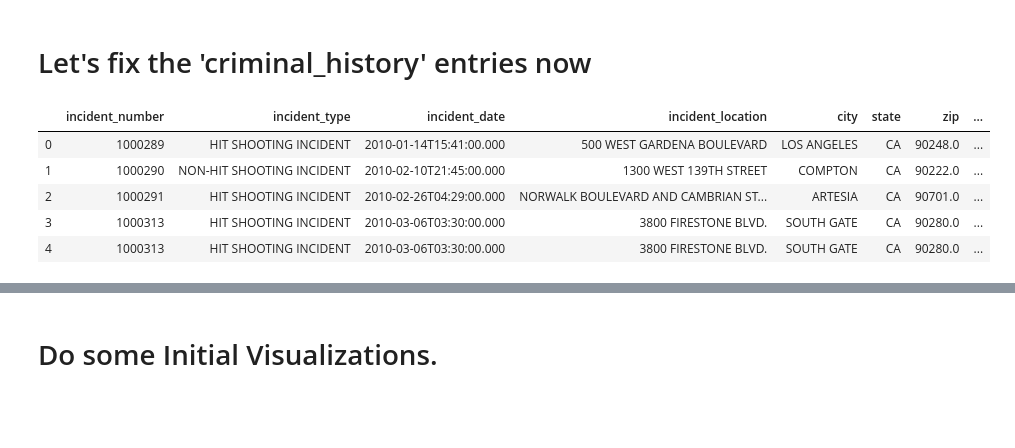
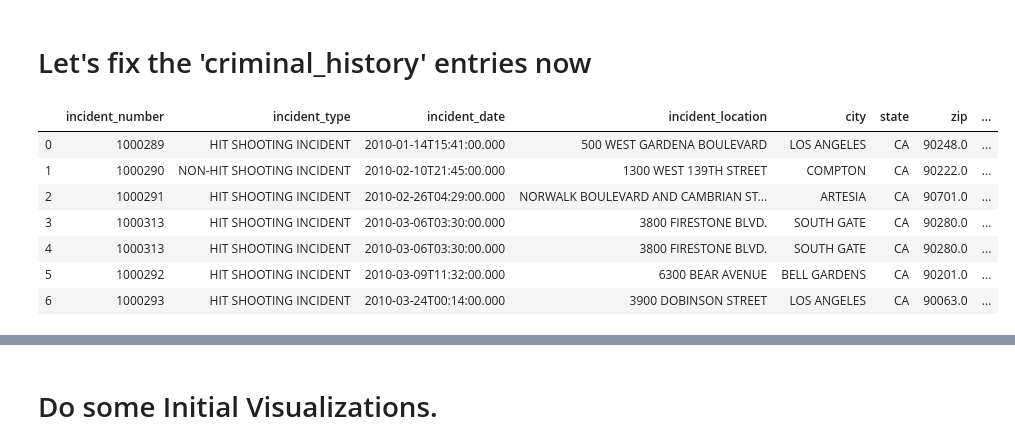
Before and after one commit to SeriousHyena/Sandbox, a Jupyter notebook: Los_Angeles_Police_shootings.ipynb, the cells around one changed output, grey strips where cells are left out. Drawn from its saved outputs; the diff is of its cells as text; code cells hidden in the pictures; blank space fills up the shorter version.

```diff
--- a/Los_Angeles_Police_shootings.ipynb
+++ b/Los_Angeles_Police_shootings.ipynb
@@ -157,14 +165,16 @@ df.deceased = [deceased_col[item] for item in df.deceased]
 ####################################################################################
 # %%
 pd.set_option('display.max_columns', None)
-df.head()
+df.head(7)
 # %% [output]
 |  | incident_number | incident_type | incident_date | incident_location | city | state | zip | ... |
 | 0 | 1000289 | HIT SHOOTING INCIDENT | 2010-01-14T15:41:00.000 | 500 WEST GARDENA BOULEVARD | LOS ANGELES | CA | 90248.0 | ... |
 | 1 | 1000290 | NON-HIT SHOOTING INCIDENT | 2010-02-10T21:45:00.000 | 1300 WEST 139TH STREET | COMPTON | CA | 90222.0 | ... |
 | 2 | 1000291 | HIT SHOOTING INCIDENT | 2010-02-26T04:29:00.000 | NORWALK BOULEVARD AND CAMBRIAN ST... | ARTESIA | CA | 90701.0 | ... |
 | 3 | 1000313 | HIT SHOOTING INCIDENT | 2010-03-06T03:30:00.000 | 3800 FIRESTONE BLVD. | SOUTH GATE | CA | 90280.0 | ... |
 | 4 | 1000313 | HIT SHOOTING INCIDENT | 2010-03-06T03:30:00.000 | 3800 FIRESTONE BLVD. | SOUTH GATE | CA | 90280.0 | ... |
+| 5 | 1000292 | HIT SHOOTING INCIDENT | 2010-03-09T11:32:00.000 | 6300 BEAR AVENUE | BELL GARDENS | CA | 90201.0 | ... |
+| 6 | 1000293 | HIT SHOOTING INCIDENT | 2010-03-24T00:14:00.000 | 3900 DOBINSON STREET | LOS ANGELES | CA | 90063.0 | ... |
 # %%
 df.info()
 # %% [output]
```
Also changed, not shown: parts of 3 cells of this notebook.
